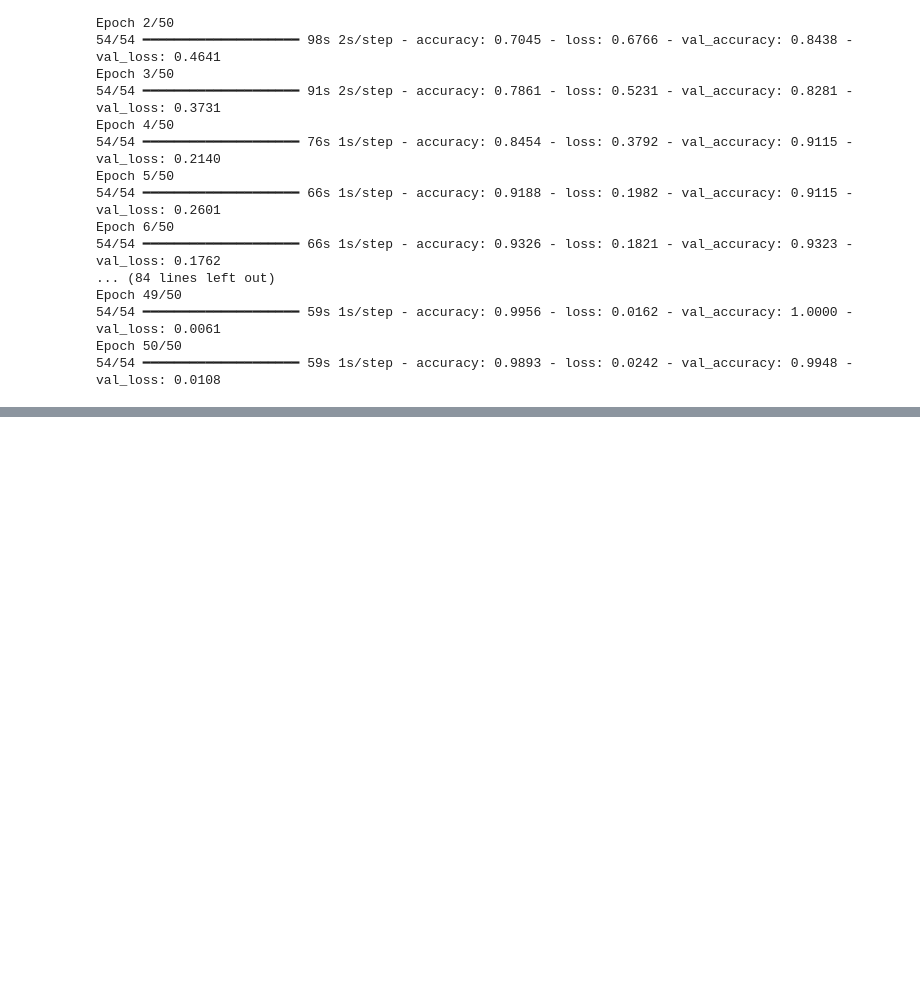
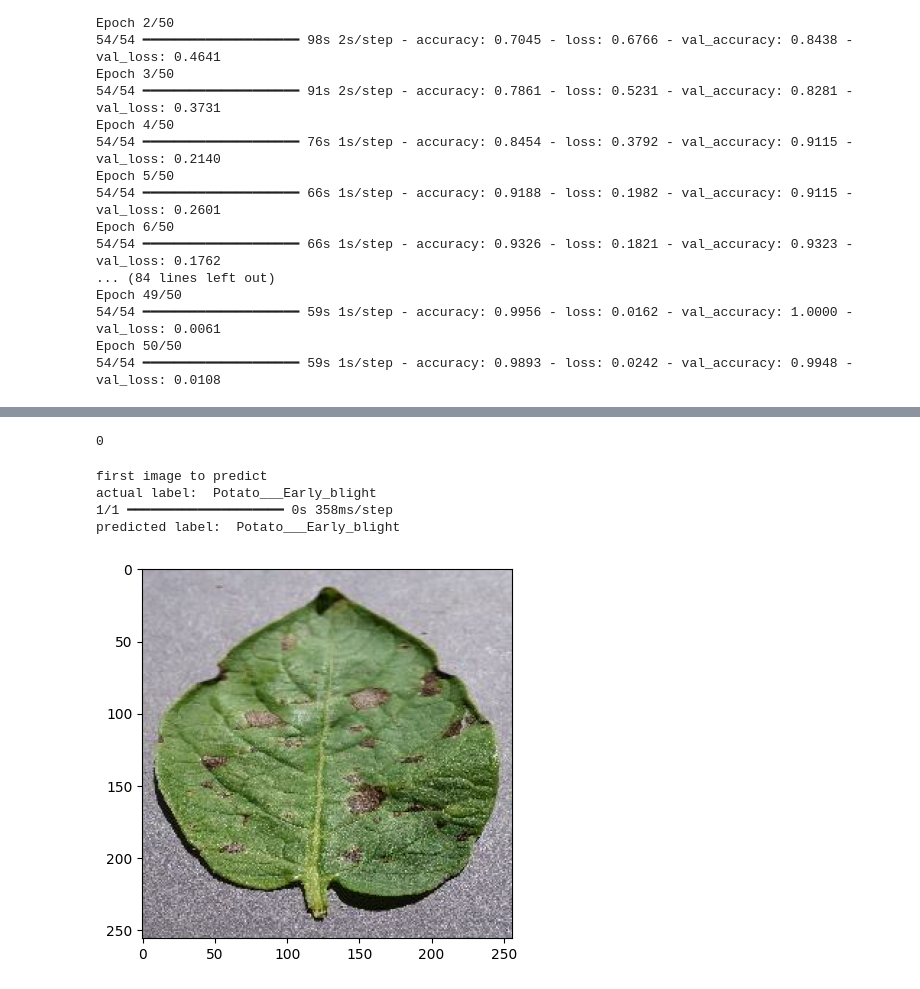
Before and after one commit to rehankhan88/potato-disease-classification-app, a Jupyter notebook: app.ipynb, the cells around one changed output, grey strips where cells are left out. Drawn from its saved outputs; the diff is of its cells as text; code cells hidden in the pictures; blank space fills up the shorter version.

```diff
--- a/app.ipynb
+++ b/app.ipynb
@@ -213,0 +257,22 @@ Epoch 50/50
+# %%
+import numpy as np
+np.argmax([9.9999332e-01, 6.6458724e-06, 7.1577754e-20])
+# %% [output]
+0
+# %%
+for image_batch, lable_batch in test_ds.take(1):
+    first_image = image_batch[0].numpy().astype('uint8')
+    first_label = lable_batch[0].numpy()
+
+    print('first image to predict')
+    plt.imshow(first_image)
+    print('actual label: ', class_name[first_label])
+
+    batch_prediction = model.predict(image_batch)
+    print("predicted label: ",class_name[np.argmax(batch_prediction[0])])
+# %% [output]
+first image to predict
+actual label:  Potato___Early_blight
+1/1 ━━━━━━━━━━━━━━━━━━━━ 0s 358ms/step
+predicted label:  Potato___Early_blight
+[figure, added]
```
Also changed, not shown: parts of 10 cells of this notebook, 1 other file.
